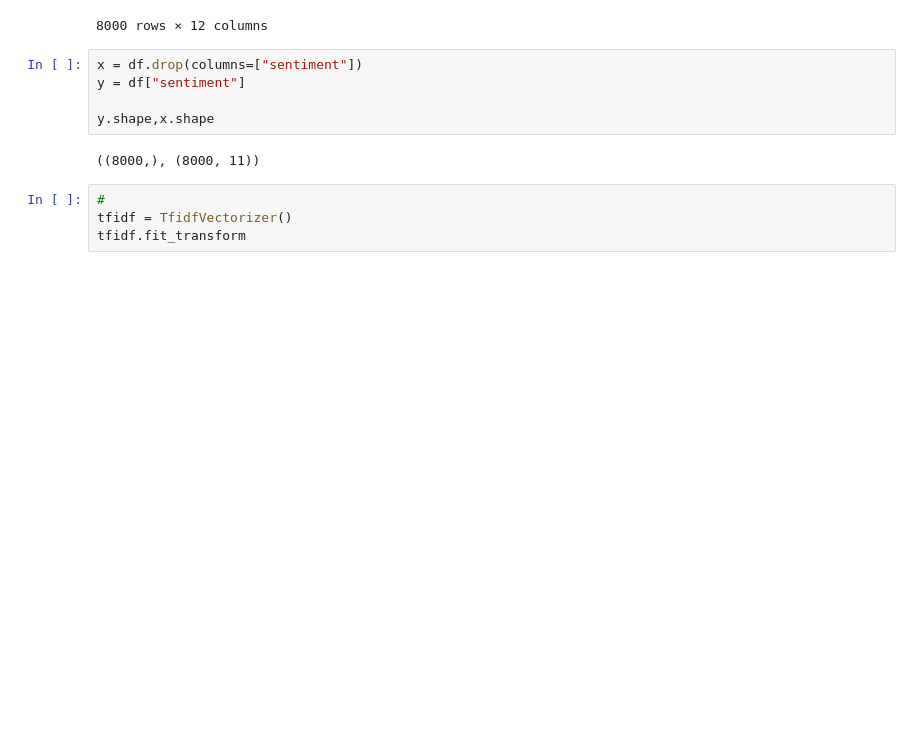
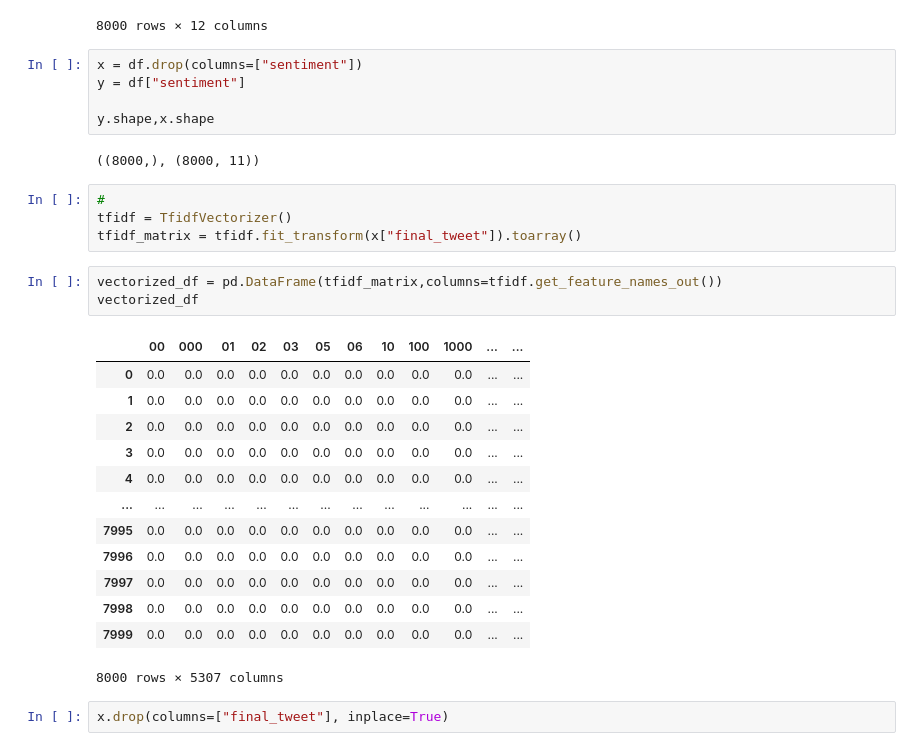
Before and after one commit to MicahNyakangoMosomi/Natural-Language-Processing, a Jupyter notebook: sentiment-analysis/sentiment-analysis.ipynb, the cells around one changed output. Saved outputs shown, nothing was run; the diff lists cells and outputs as text; blank space fills up the shorter version.

```diff
--- a/sentiment-analysis/sentiment-analysis.ipynb
+++ b/sentiment-analysis/sentiment-analysis.ipynb
@@ -235,4 +233,23 @@ y.shape,x.shape
 # %%
 #
 tfidf = TfidfVectorizer()
-tfidf.fit_transform
+tfidf_matrix = tfidf.fit_transform(x["final_tweet"]).toarray()
+# %%
+vectorized_df = pd.DataFrame(tfidf_matrix,columns=tfidf.get_feature_names_out())
+vectorized_df
+# %% [output]
+|  | 00 | 000 | 01 | 02 | 03 | 05 | 06 | 10 | 100 | 1000 | ... | ... |
+| 0 | 0.0 | 0.0 | 0.0 | 0.0 | 0.0 | 0.0 | 0.0 | 0.0 | 0.0 | 0.0 | ... | ... |
+| 1 | 0.0 | 0.0 | 0.0 | 0.0 | 0.0 | 0.0 | 0.0 | 0.0 | 0.0 | 0.0 | ... | ... |
+| 2 | 0.0 | 0.0 | 0.0 | 0.0 | 0.0 | 0.0 | 0.0 | 0.0 | 0.0 | 0.0 | ... | ... |
+| 3 | 0.0 | 0.0 | 0.0 | 0.0 | 0.0 | 0.0 | 0.0 | 0.0 | 0.0 | 0.0 | ... | ... |
+| 4 | 0.0 | 0.0 | 0.0 | 0.0 | 0.0 | 0.0 | 0.0 | 0.0 | 0.0 | 0.0 | ... | ... |
+| ... | ... | ... | ... | ... | ... | ... | ... | ... | ... | ... | ... | ... |
+| 7995 | 0.0 | 0.0 | 0.0 | 0.0 | 0.0 | 0.0 | 0.0 | 0.0 | 0.0 | 0.0 | ... | ... |
+| 7996 | 0.0 | 0.0 | 0.0 | 0.0 | 0.0 | 0.0 | 0.0 | 0.0 | 0.0 | 0.0 | ... | ... |
+| 7997 | 0.0 | 0.0 | 0.0 | 0.0 | 0.0 | 0.0 | 0.0 | 0.0 | 0.0 | 0.0 | ... | ... |
+| 7998 | 0.0 | 0.0 | 0.0 | 0.0 | 0.0 | 0.0 | 0.0 | 0.0 | 0.0 | 0.0 | ... | ... |
+| 7999 | 0.0 | 0.0 | 0.0 | 0.0 | 0.0 | 0.0 | 0.0 | 0.0 | 0.0 | 0.0 | ... | ... |
+8000 rows × 5307 columns
+# %%
+x.drop(columns=["final_tweet"], inplace=True)
```
Also changed, not shown: parts of 11 cells of this notebook, 2 other files.
